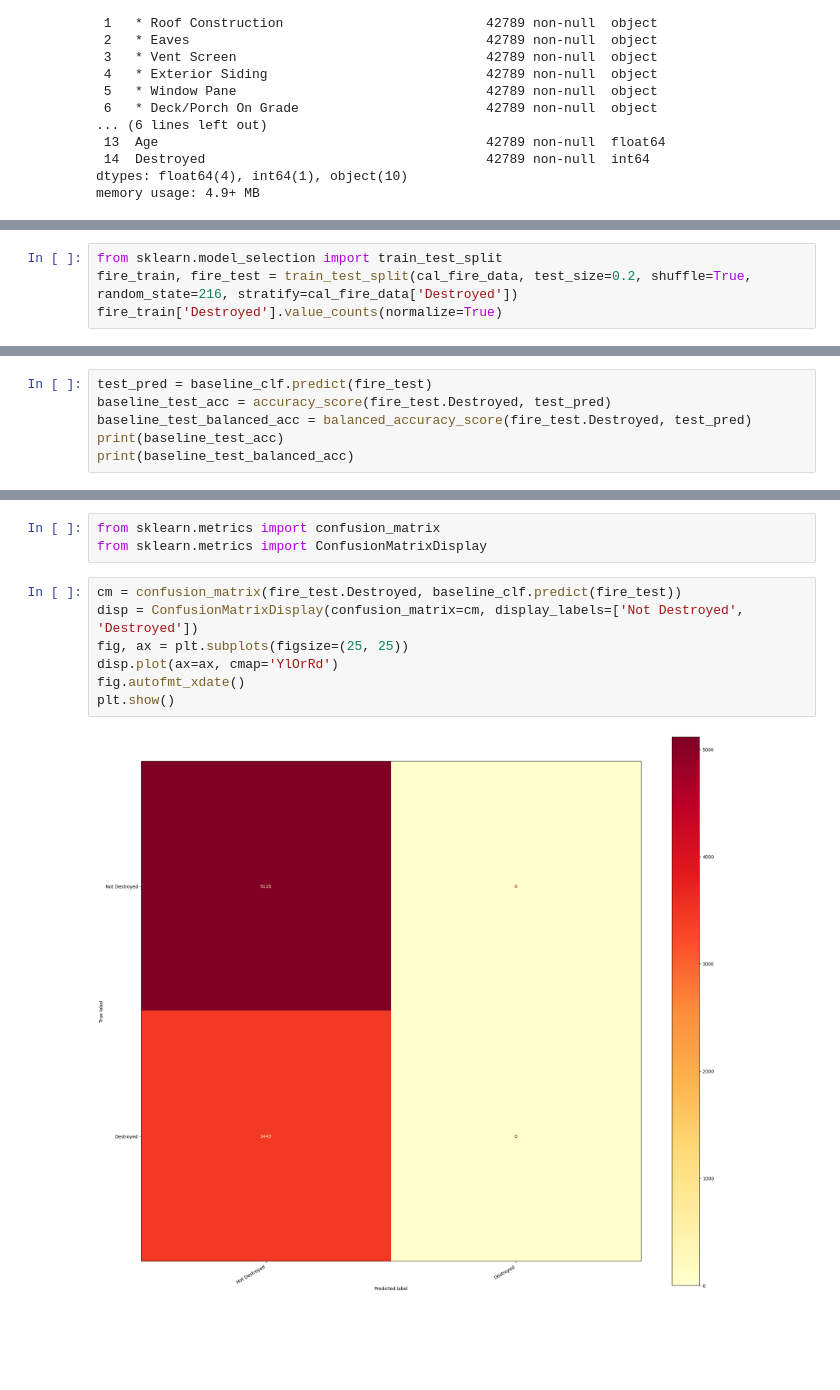
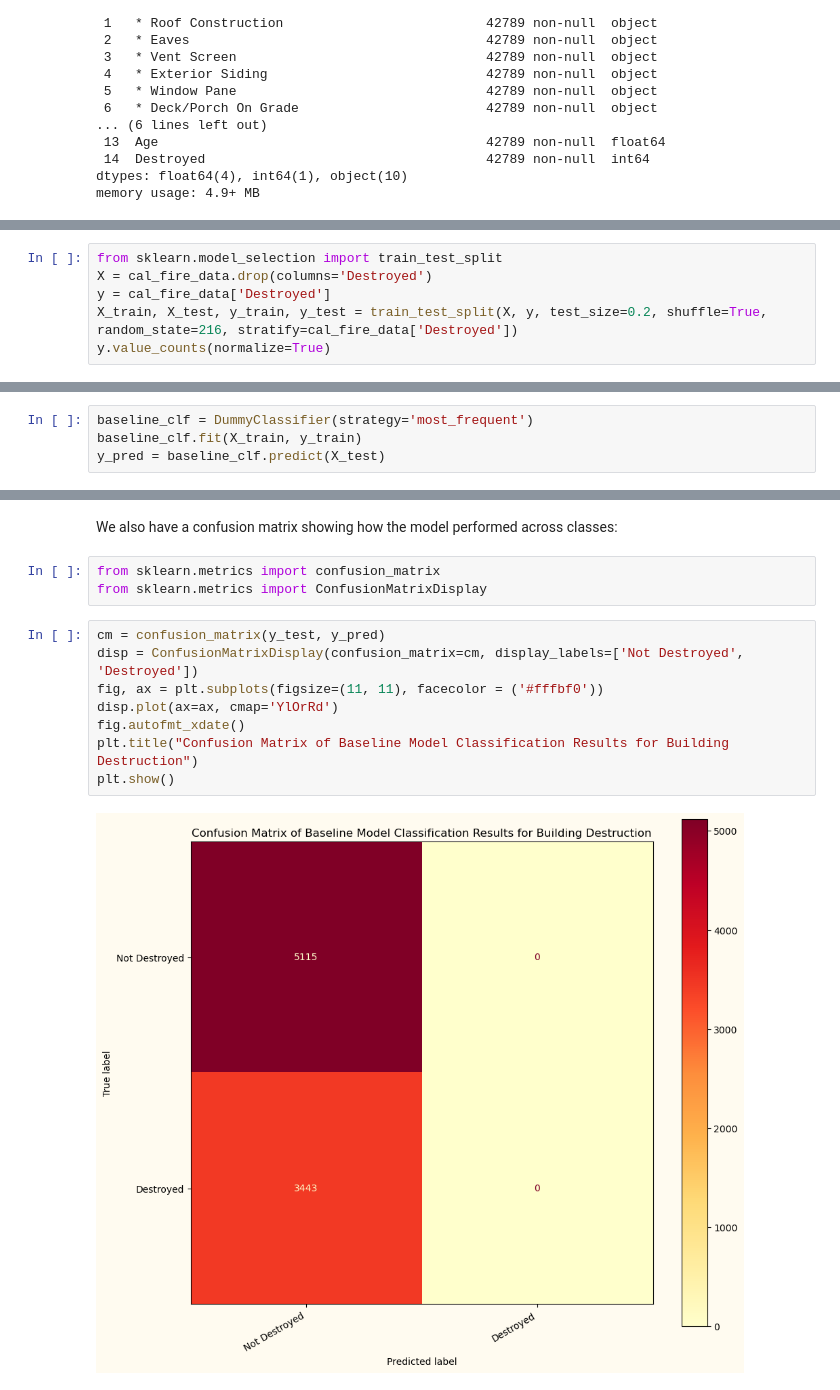
Before and after one commit to kbspecht/erdos-2025-wildfire-structural-damage, a Jupyter notebook: models/Baseline_model.ipynb, the cells around one changed output, grey strips where cells are left out. Cells and saved outputs as stored; diff of their text form; blank space fills up the shorter version.

Commit message:
baseline model revamp

```diff
--- a/models/Baseline_model.ipynb
+++ b/models/Baseline_model.ipynb
@@ -27,6 +33,8 @@ memory usage: 4.9+ MB
 # %%
 from sklearn.model_selection import train_test_split
-fire_train, fire_test = train_test_split(cal_fire_data, test_size=0.2, shuffle=True, random_state=216, stratify=cal_fire_data['Destroyed'])
-fire_train['Destroyed'].value_counts(normalize=True)
+X = cal_fire_data.drop(columns='Destroyed')
+y = cal_fire_data['Destroyed']
+X_train, X_test, y_train, y_test = train_test_split(X, y, test_size=0.2, shuffle=True, random_state=216, stratify=cal_fire_data['Destroyed'])
+y.value_counts(normalize=True)
 # %% [output]
 Destroyed
@@ -72,6 +49,4 @@ print(np.mean(baseline_balanced_accs))
 # %%
-test_pred = baseline_clf.predict(fire_test)
-baseline_test_acc = accuracy_score(fire_test.Destroyed, test_pred)
-baseline_test_balanced_acc = balanced_accuracy_score(fire_test.Destroyed, test_pred)
-print(baseline_test_acc)
-print(baseline_test_balanced_acc)
+baseline_clf = DummyClassifier(strategy='most_frequent')
+baseline_clf.fit(X_train, y_train)
+y_pred = baseline_clf.predict(X_test)
@@ -104,12 +69,15 @@ print(f1_score(fire_test.Destroyed, baseline_clf.predict(fire_test), average=Non
+# %% [markdown]
+We also have a confusion matrix showing how the model performed across classes:
 # %%
 from sklearn.metrics import confusion_matrix
 from sklearn.metrics import ConfusionMatrixDisplay
 # %%
-cm = confusion_matrix(fire_test.Destroyed, baseline_clf.predict(fire_test))
+cm = confusion_matrix(y_test, y_pred)
 disp = ConfusionMatrixDisplay(confusion_matrix=cm, display_labels=['Not Destroyed', 'Destroyed'])
-fig, ax = plt.subplots(figsize=(25, 25))
+fig, ax = plt.subplots(figsize=(11, 11), facecolor = ('#fffbf0'))
 disp.plot(ax=ax, cmap='YlOrRd')
 fig.autofmt_xdate()
+plt.title("Confusion Matrix of Baseline Model Classification Results for Building Destruction")
 plt.show()
 # %% [output]
-[figure, old version]
+[figure, new version]
```
Also changed, not shown: parts of 13 cells of this notebook.
